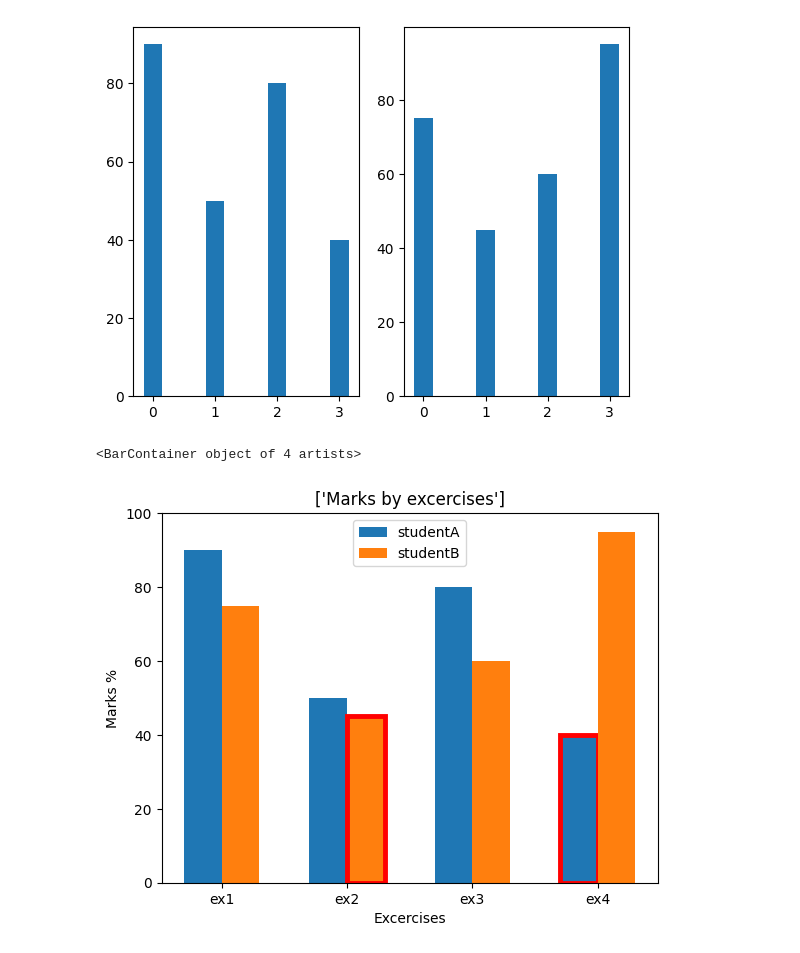
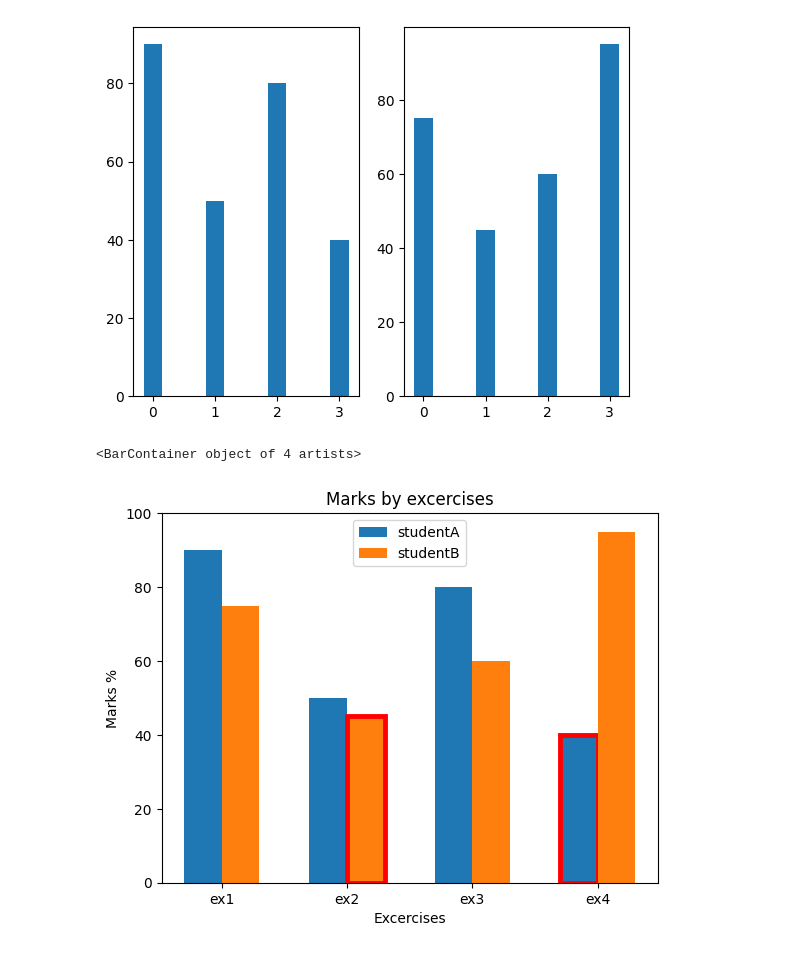
Before and after one commit to usuajiayako/DataScienceWeek3, a Jupyter notebook: matplotlib.ipynb, the cells around one changed output. Drawn from its saved outputs; the diff is of its cells as text; code cells hidden in the pictures.

```diff
--- a/matplotlib.ipynb
+++ b/matplotlib.ipynb
@@ -47,28 +47,27 @@ ax[1].bar(x, studentB, width = 0.3)
 # %%
 
 fig, ax = plt.subplots()
 width = 0.3
 s1bars = ax.bar(x - width/2, studentA, width, label = "studentA")
-s2bars = ax.bar(x + width/2, studentB, width, label = "studentB" )
+s2bars = ax.bar(x + width/2, studentB, width, label = "studentB")
 ax.set_ylim([0,100])
 ax.set_xlabel("Excercises")
 ax.set_ylabel("Marks %")
 ax.set_xticks([0, 1, 2, 3])
 ax.set_xticklabels(["ex1", "ex2","ex3","ex4"])
-ax.set_title(["Marks by excercises"])
+ax.set_title("Marks by excercises")
 ax.legend()
 
-print(s1bars)
 
 for i in range(len(s1bars)):
     s1bars[i].set_linewidth(3.5)
     if studentA[i] < 50:
        s1bars[i].set_edgecolor("red")
 
 for i in range(len(s2bars)):
     s2bars[i].set_linewidth(3.5)
     if studentB[i] < 50:
        s2bars[i].set_edgecolor("red")
 # %% [output]
 <BarContainer object of 4 artists>
-[figure, old version]
+[figure, new version]
```
Also changed, not shown: parts of 2 cells of this notebook, 3 other files.
